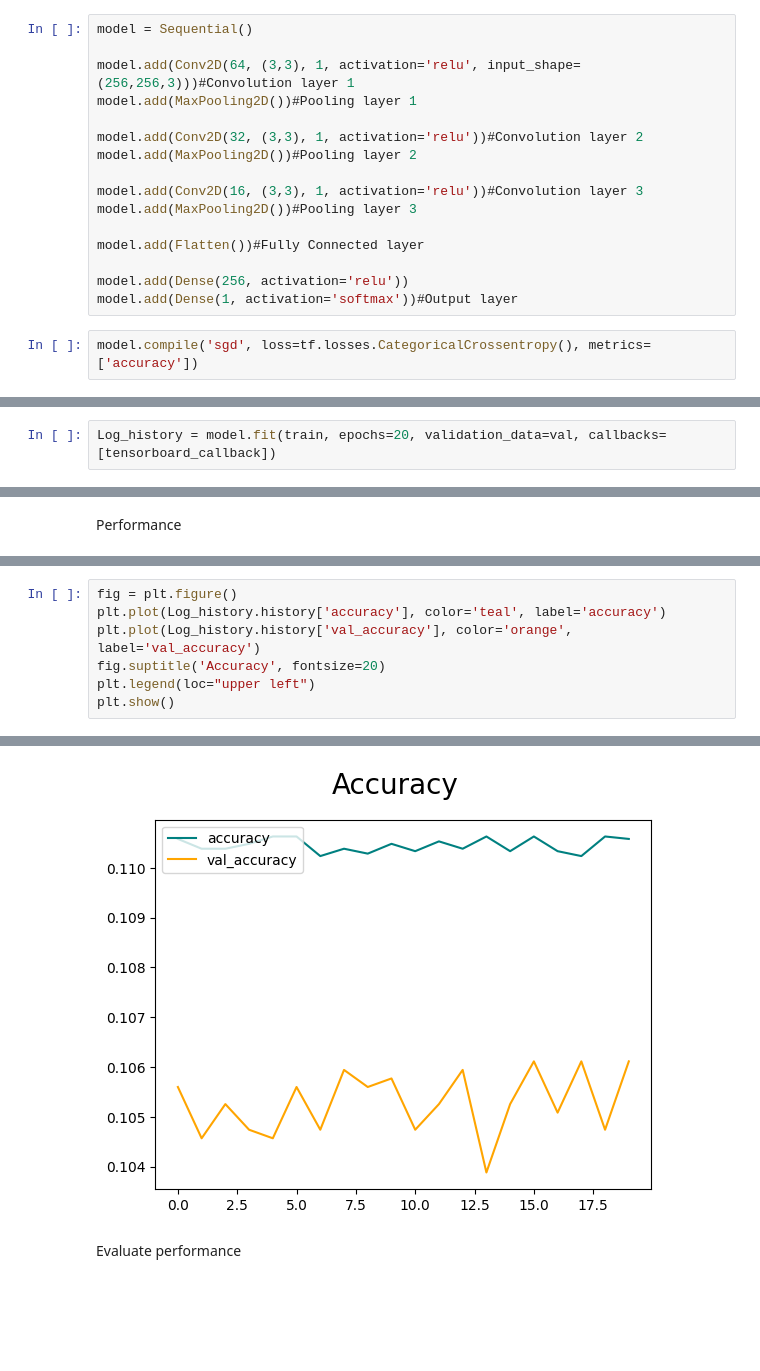
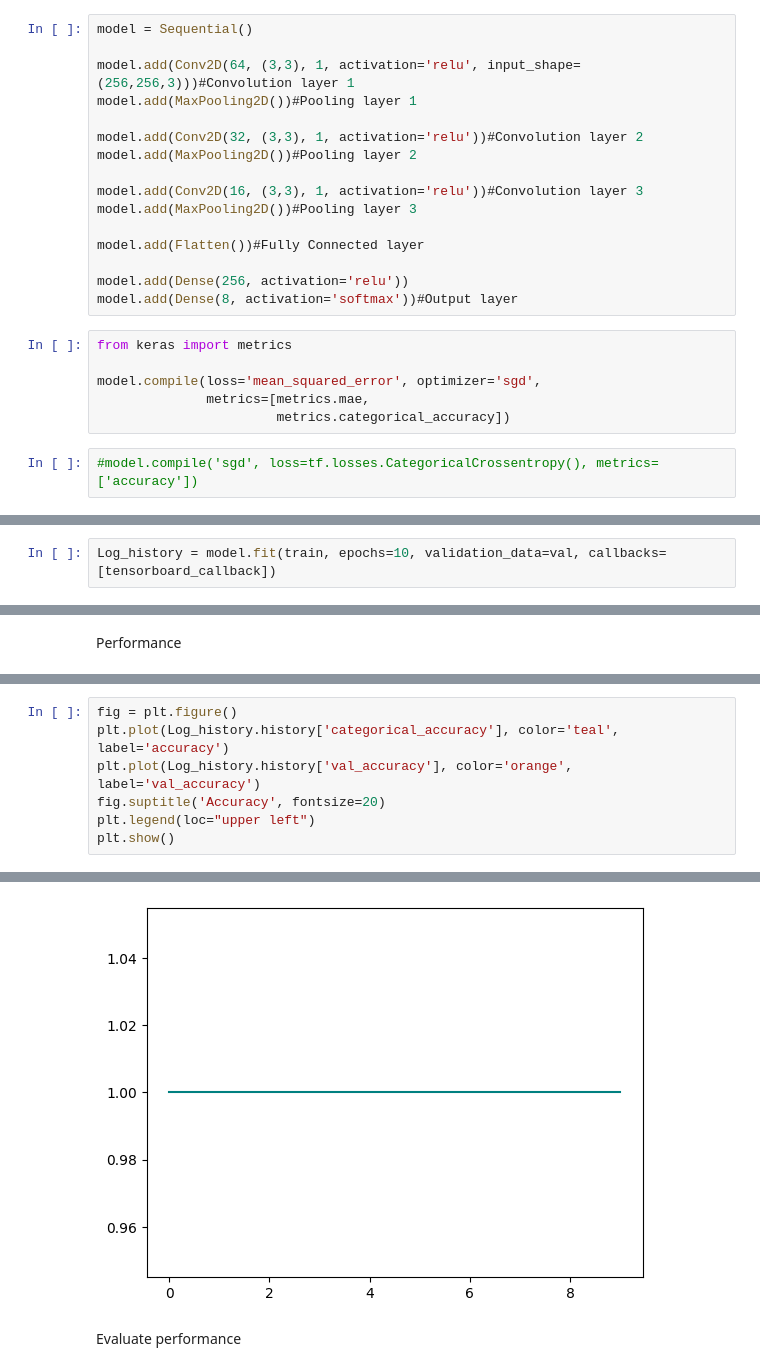
Before and after one commit to BiswajitDeb/Facial_Expression, a Jupyter notebook: classification copy.ipynb, the cells around one changed output, grey strips where cells are left out. Drawn from its saved outputs; the diff is of its cells as text; blank space fills up the shorter version.

```diff
--- a/classification copy.ipynb
+++ b/classification copy.ipynb
@@ -191,9 +191,15 @@ model.add(MaxPooling2D())#Pooling layer 3
 model.add(Flatten())#Fully Connected layer
 
 model.add(Dense(256, activation='relu'))
-model.add(Dense(1, activation='softmax'))#Output layer
+model.add(Dense(8, activation='softmax'))#Output layer
+# %%
+from keras import metrics
+
+model.compile(loss='mean_squared_error', optimizer='sgd',
+              metrics=[metrics.mae,
+                       metrics.categorical_accuracy])
 # %%
-model.compile('sgd', loss=tf.losses.CategoricalCrossentropy(), metrics=['accuracy'])
+#model.compile('sgd', loss=tf.losses.CategoricalCrossentropy(), metrics=['accuracy'])
 # %%
 model.summary()
 # %% [output]
@@ -228,5 +234,5 @@ logdir='logs'
 # %%
 tensorboard_callback = tf.keras.callbacks.TensorBoard(log_dir=logdir)
 # %%
-Log_history = model.fit(train, epochs=20, validation_data=val, callbacks=[tensorboard_callback])
+Log_history = model.fit(train, epochs=10, validation_data=val, callbacks=[tensorboard_callback])
 # %% [output]
@@ -262,6 +270,6 @@ plt.show()
 # %%
 fig = plt.figure()
-plt.plot(Log_history.history['accuracy'], color='teal', label='accuracy')
+plt.plot(Log_history.history['categorical_accuracy'], color='teal', label='accuracy')
 plt.plot(Log_history.history['val_accuracy'], color='orange', label='val_accuracy')
 fig.suptitle('Accuracy', fontsize=20)
 plt.legend(loc="upper left")
@@ -270,4 +279,4 @@ plt.show()
-[figure, old version]
+[figure, new version]
 # %% [markdown]
 Evaluate performance
 # %%
```
Also changed, not shown: parts of 20 cells of this notebook, 3 other files.
